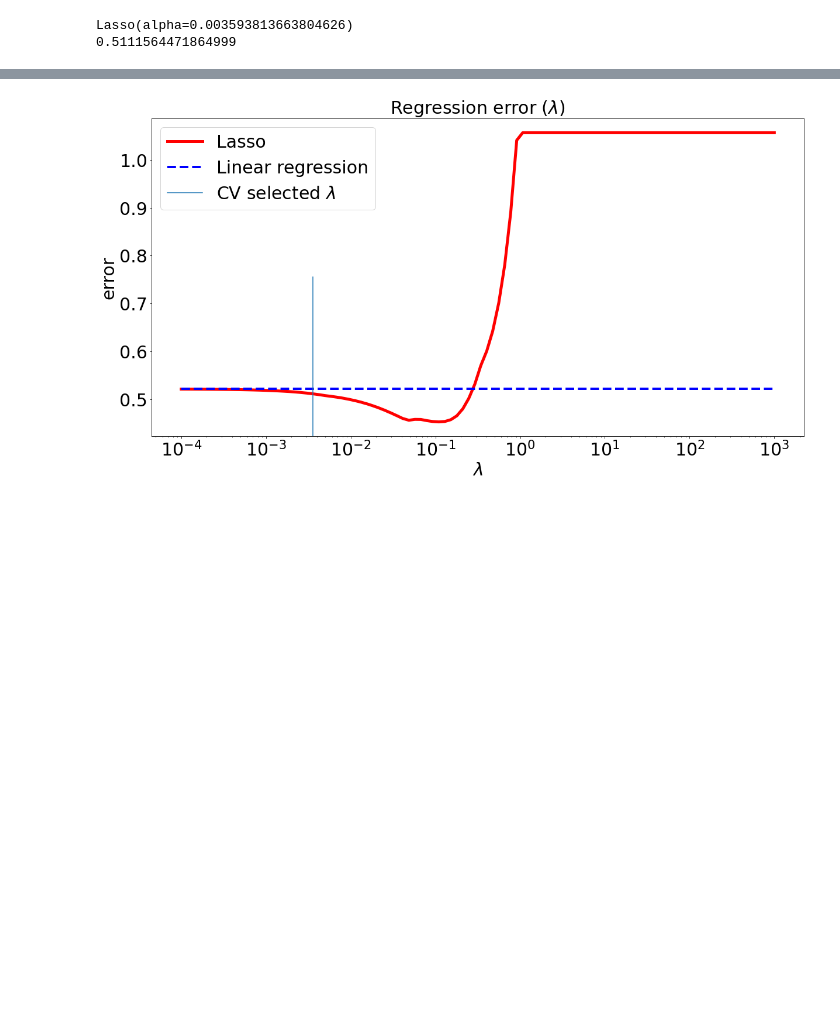
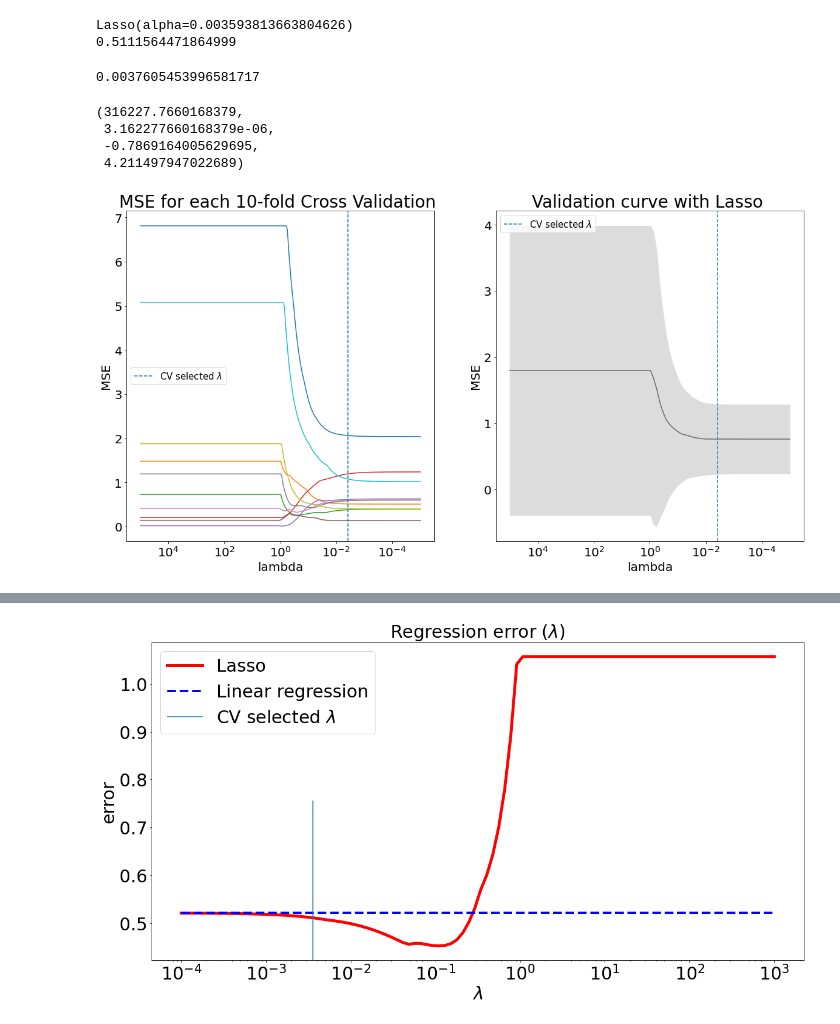
Before and after one commit to s6emschw/RM-project, a Jupyter notebook: Real_data_application.ipynb, the cells around one changed output, grey strips where cells are left out. Cells and saved outputs as stored; diff of their text form; code cells hidden in the pictures; blank space fills up the shorter version.

```diff
--- a/Real_data_application.ipynb
+++ b/Real_data_application.ipynb
@@ -240,0 +300,50 @@ Lasso(alpha=0.003593813663804626)
+# %%
+train_scores, val_scores = validation_curve(Lasso(),
+                                  X_train, y_train, param_name="alpha", param_range=alphas,
+                                  cv=10, scoring='neg_mean_squared_error')
+train_scores = -(train_scores)
+val_scores = -(val_scores)
+val_mean = np.mean(val_scores, axis=1)
+val_std = np.std(val_scores, axis=1)
+# %%
+alphas[np.argmin(val_mean)]
+# %% [output]
+0.0037605453996581717
+# %%
+plt.figure(figsize = (20,10))
+plt.subplot(1, 2, 1)
+ax = plt.gca()
+ax.plot(alphas, val_scores)
+ax.axvline(alphas[np.argmin(val_mean)],0,6,linestyle='--', label='CV selected $\lambda$')
+ax.set_xscale("log")
+ax.set_xlim(ax.get_xlim()[::-1])  # reverse axis
+plt.xlabel("lambda", fontsize = 20)
+plt.ylabel("MSE", fontsize = 20)
+ax.tick_params(axis='both', which='major', labelsize = 20)
+#ax.set_ylim([0, 6])
+ax.legend(fontsize=15)
+plt.axis("tight")
+plt.title(f"MSE for each 10-fold Cross Validation ", fontsize = 28)
+plt.axis("tight")
+
+plt.subplot(1, 2, 2)
+ax = plt.gca()
+ax.plot(alphas, val_mean, color="dimgrey")
+plt.fill_between(alphas, val_mean - val_std, val_mean + val_std, color="gainsboro")
+ax.axvline(alphas[np.argmin(val_mean)],0,6,linestyle='--', label='CV selected $\lambda$')
+ax.set_xscale("log")
+ax.set_xlim(ax.get_xlim()[::-1])  # reverse axis
+plt.xlabel("lambda", fontsize = 20)
+plt.ylabel("MSE", fontsize = 20)
+ax.tick_params(axis='both', which='major', labelsize = 20)
+#ax.set_ylim([0, 6])
+ax.legend(fontsize=15)
+plt.axis("tight")
+plt.title("Validation curve with Lasso ", fontsize = 28)
+plt.axis("tight")
+# %% [output]
+(316227.7660168379,
+ 3.162277660168379e-06,
+ -0.7869164005629695,
+ 4.211497947022689)
+[figure, added]
```
Also changed, not shown: parts of 18 cells of this notebook, 1 other file.
